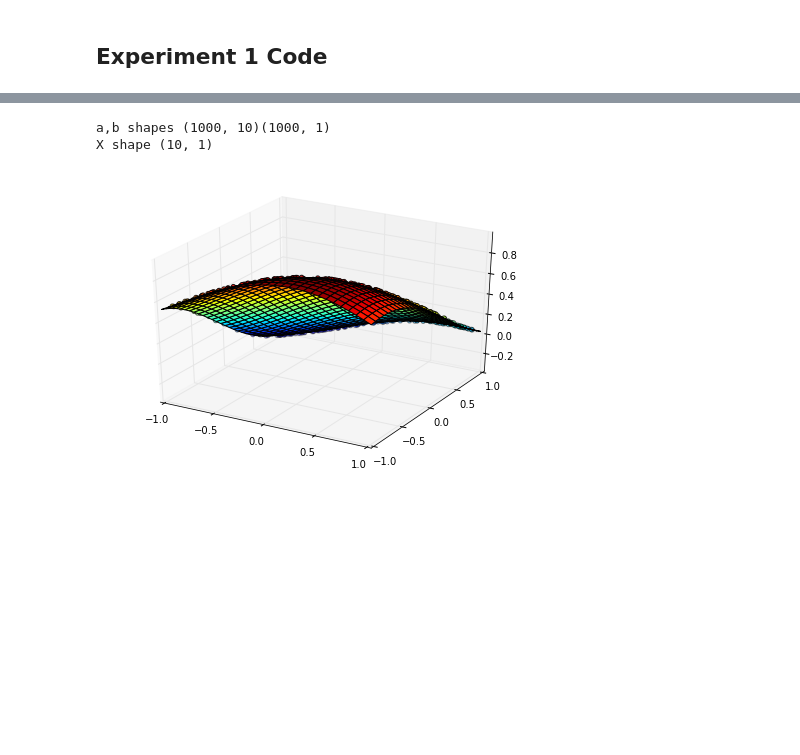
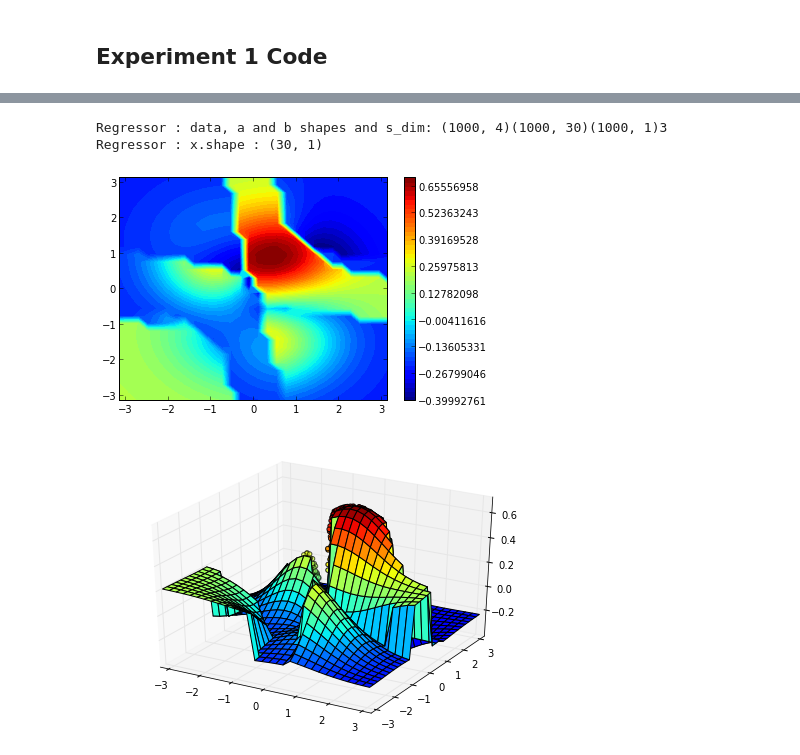
Before and after one commit to edouardklein/RL-and-IRL, a Jupyter notebook: Exp1.ipynb, the cells around one changed output, grey strips where cells are left out. Cells and saved outputs as stored; diff of their text form; code cells hidden in the pictures; blank space fills up the shorter version.

```diff
--- a/Exp1.ipynb
+++ b/Exp1.ipynb
@@ -413,0 +408,21 @@ Rate of falls for expert controller -0
+# %%
+
+data_random = inverted_pendulum_random_trace()
+data_expert,policy,omega = inverted_pendulum_expert_trace(inverted_pendulum_reward)
+random_falls_rate = - mean( data_random[:,5] )
+expert_falls_rate = - mean( data_expert[:,5] )
+print "Rate of falls for random controller "+str(random_falls_rate)
+print "Rate of falls for expert controller "+str(expert_falls_rate)
+classifier = get_structured_classifier_for_SCI(2, inverted_pendulum_phi, 30, ACTION_SPACE)#
+regressor = get_least_squares_regressor_for_SCI(inverted_pendulum_phi, 3)
+reward = CSI( data_expert, classifier, regressor, ACTION_SPACE, s_dim=2)
+CSI_reward = lambda sas: squeeze(reward(sas[:3]))
+CSI_reward(rand(5))
+data_CSI,policy_CSI,omega_CSI = inverted_pendulum_expert_trace( reward=CSI_reward)
+inverted_pendulum_plot_SAReward( reward, policy)
+def mean_reward(s,p):
+    actions = [a*ones(s.shape) for a in ACTION_SPACE]
+    matrices = [zip_stack(s,p,a) for a in actions]
+    return mean(array([squeeze(reward(m)) for m in matrices]), axis=0)
+inverted_pendulum_plot( mean_reward)
+inverted_pendulum_plot_policy( policy_CSI)
@@ -455,25 +478,31 @@ shape of score arg: (30, 30, 3)
 # %%
-reg_X = rand(1000,2)*2-1
-test_theta = rand(10,1)-0.5
-reg_Y = dot(test_theta.transpose(),inverted_pendulum_psi(reg_X)).reshape(1000,1)
+reg_S = rand(1000,2)*2-1
+reg_A = policy(reg_S)
+reg_X = hstack([reg_S,reg_A])
+test_omega = rand(30,1)-0.5
+reg_Y = dot(test_omega.transpose(),inverted_pendulum_phi(reg_X)).reshape(1000,1)
 
-regressor = get_least_squares_regressor_for_SCI(inverted_pendulum_psi, 2)
+regressor = get_least_squares_regressor_for_SCI(inverted_pendulum_phi, 3)
 reg = regressor(hstack([reg_X,reg_Y]))
 
-X = linspace(-1,1,30)
+inverted_pendulum_plot_SAReward( reg, policy)
+
+X = linspace(-pi,pi,30)
 Y = X
 X,Y = meshgrid(X,Y)
 XY=zip_stack(X,Y)
-Z = squeeze(reg(XY))
-true_Z = squeeze(reg(XY))
+A = squeeze(policy(XY))
+B = zip_stack(X,Y,A)
+Z = squeeze(reg(B))
 
 from matplotlib import cm
 fig = figure()
 ax=Axes3D(fig)
 ax.plot_surface(X,Y,Z, cmap=cm.jet,cstride=1,rstride=1)
 ax.scatter(reg_X[:,0],reg_X[:,1],reg_Y,c=reg_Y)
 show()
 # %% [output]
-a,b shapes (1000, 10)(1000, 1)
-X shape (10, 1)
+Regressor : data, a and b shapes and s_dim: (1000, 4)(1000, 30)(1000, 1)3
+Regressor : x.shape : (30, 1)
-[figure, old version]
+[figure, new version]
+[figure, added]
```
Also changed, not shown: parts of 9 cells of this notebook, 1 other file.
